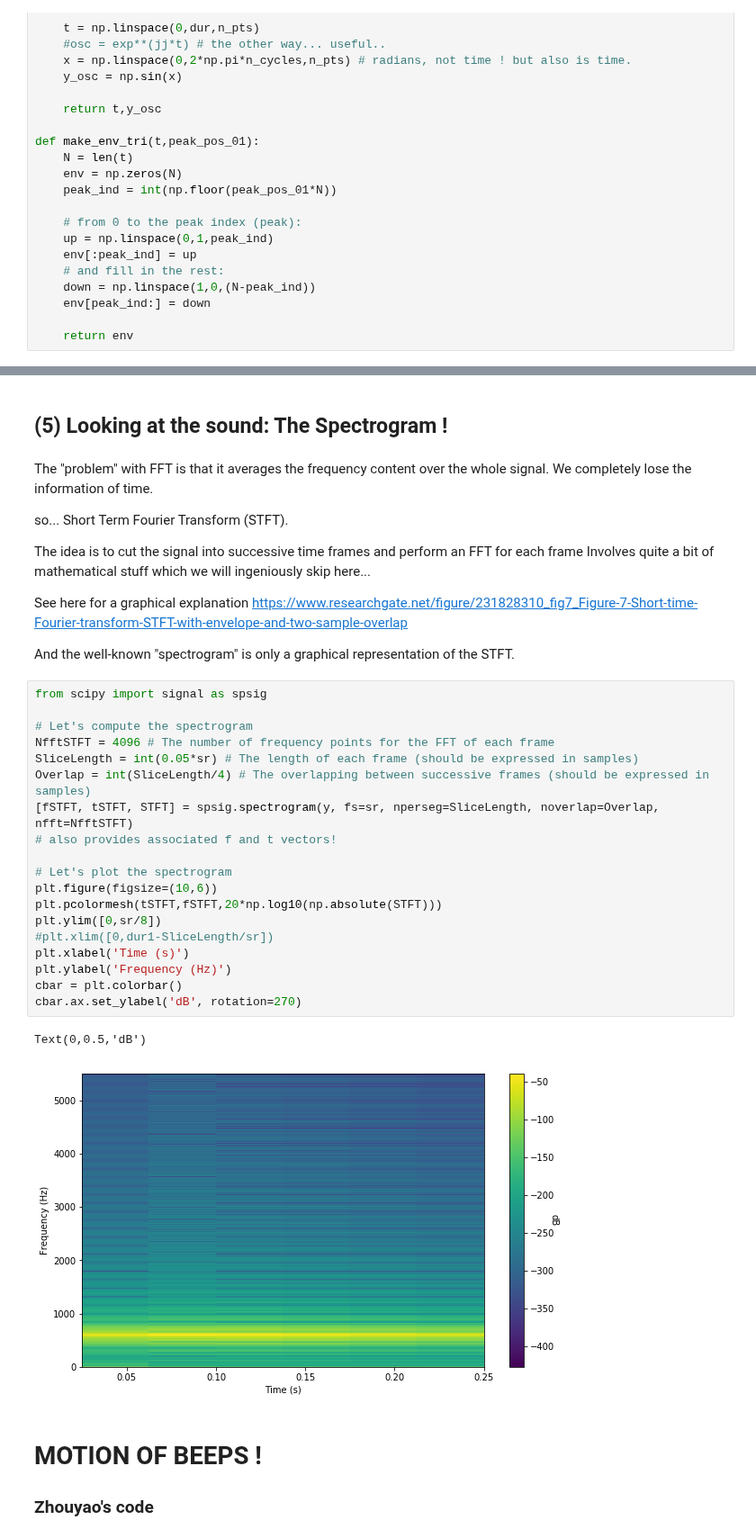
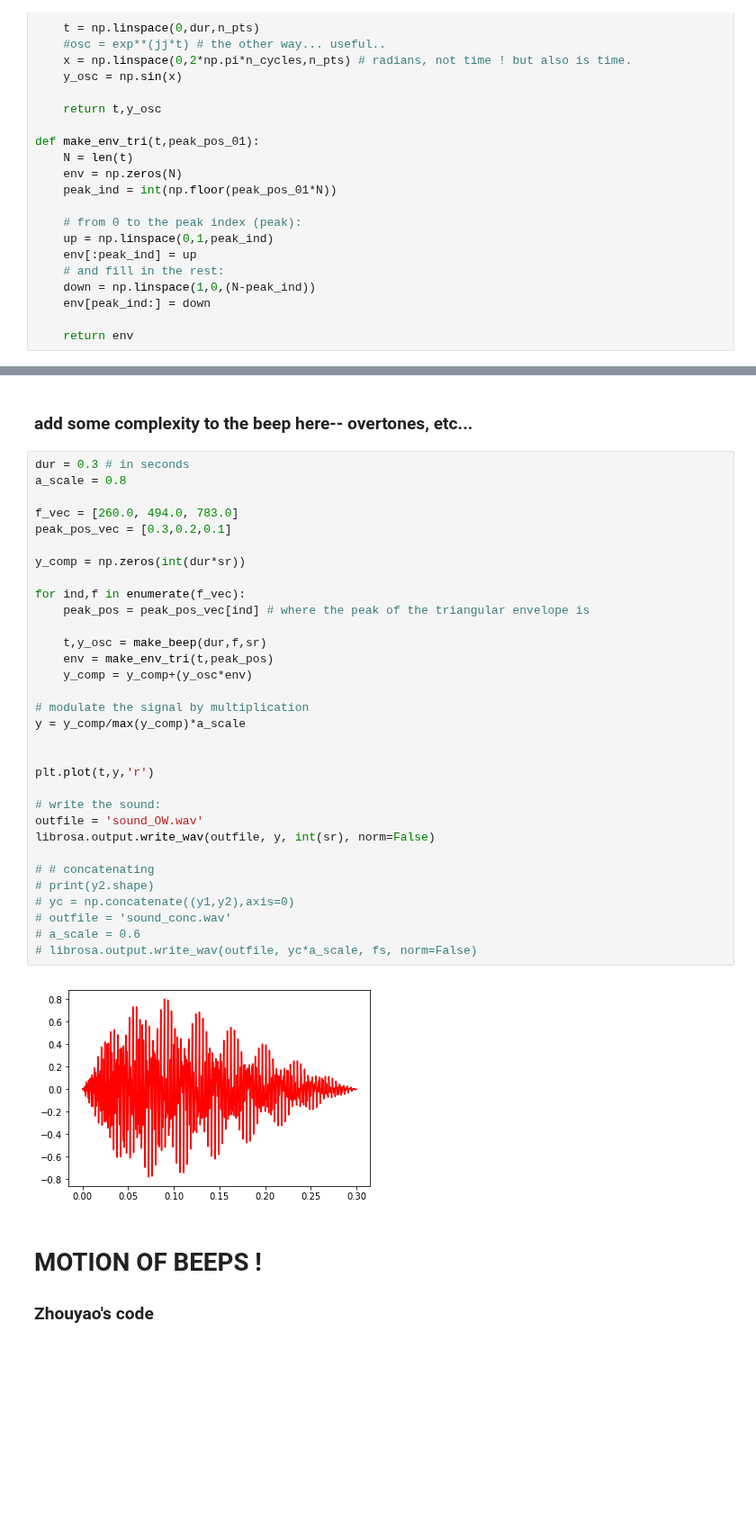
Before and after one commit to benholtzman/datamovies, a Jupyter notebook: 1_codes/s08_Spatialization1.ipynb, the cells around one changed output, grey strips where cells are left out. Shown at 90% size. Drawn from its saved outputs; the diff is of its cells as text; blank space fills up the shorter version.

```diff
--- a/1_codes/s08_Spatialization1.ipynb
+++ b/1_codes/s08_Spatialization1.ipynb
@@ -143,39 +91,39 @@ plt.xlim([0,sr/6])
-# %% [markdown]
-## (5) Looking at the sound: The Spectrogram !
-# %% [markdown]
-The "problem" with FFT is that it averages the frequency content over the whole signal. We completely lose the
-information of time.
-
-so... Short Term Fourier Transform (STFT).
-
-The idea is to cut the signal into successive time frames and perform an FFT for each frame
-Involves quite a bit of mathematical stuff which we will ingeniously skip here...
-
-See here for a graphical explanation https://www.researchgate.net/figure/231828310_fig7_Figure-7-Short-time-Fourier-transform-STFT-with-envelope-and-two-sample-overlap
-
-And the well-known "spectrogram" is only a graphical representation of the STFT.
-# %%
-from scipy import signal as spsig
-
-# Let's compute the spectrogram
-NfftSTFT = 4096 # The number of frequency points for the FFT of each frame
-SliceLength = int(0.05*sr) # The length of each frame (should be expressed in samples)
-Overlap = int(SliceLength/4) # The overlapping between successive frames (should be expressed in samples)
-[fSTFT, tSTFT, STFT] = spsig.spectrogram(y, fs=sr, nperseg=SliceLength, noverlap=Overlap, nfft=NfftSTFT)
-# also provides associated f and t vectors!
-
-# Let's plot the spectrogram
-plt.figure(figsize=(10,6))
-plt.pcolormesh(tSTFT,fSTFT,20*np.log10(np.absolute(STFT)))
-plt.ylim([0,sr/8])
-#plt.xlim([0,dur1-SliceLength/sr])
-plt.xlabel('Time (s)')
-plt.ylabel('Frequency (Hz)')
-cbar = plt.colorbar()
-cbar.ax.set_ylabel('dB', rotation=270)
-# %% [output]
-Text(0,0.5,'dB')
-[figure, removed]
+# %% [markdown]
+### add some complexity to the beep here-- overtones, etc...
+# %%
+dur = 0.3 # in seconds
+a_scale = 0.8
+
+f_vec = [260.0, 494.0, 783.0]
+peak_pos_vec = [0.3,0.2,0.1]
+
+y_comp = np.zeros(int(dur*sr))
+
+for ind,f in enumerate(f_vec):
+    peak_pos = peak_pos_vec[ind] # where the peak of the triangular envelope is
+
+    t,y_osc = make_beep(dur,f,sr)
+    env = make_env_tri(t,peak_pos)
+    y_comp = y_comp+(y_osc*env)
+
+# modulate the signal by multiplication
+y = y_comp/max(y_comp)*a_scale
+
+
+plt.plot(t,y,'r')
+
+# write the sound:
+outfile = 'sound_OW.wav'
+librosa.output.write_wav(outfile, y, int(sr), norm=False)
+
+# # concatenating
+# print(y2.shape)
+# yc = np.concatenate((y1,y2),axis=0)
+# outfile = 'sound_conc.wav'
+# a_scale = 0.6
+# librosa.output.write_wav(outfile, yc*a_scale, fs, norm=False)
+# %% [output]
+[figure, added]
 # %% [markdown]
 # MOTION OF BEEPS !
 ### Zhouyao's code
```
Also changed, not shown: parts of 15 cells of this notebook, 1 other file.
